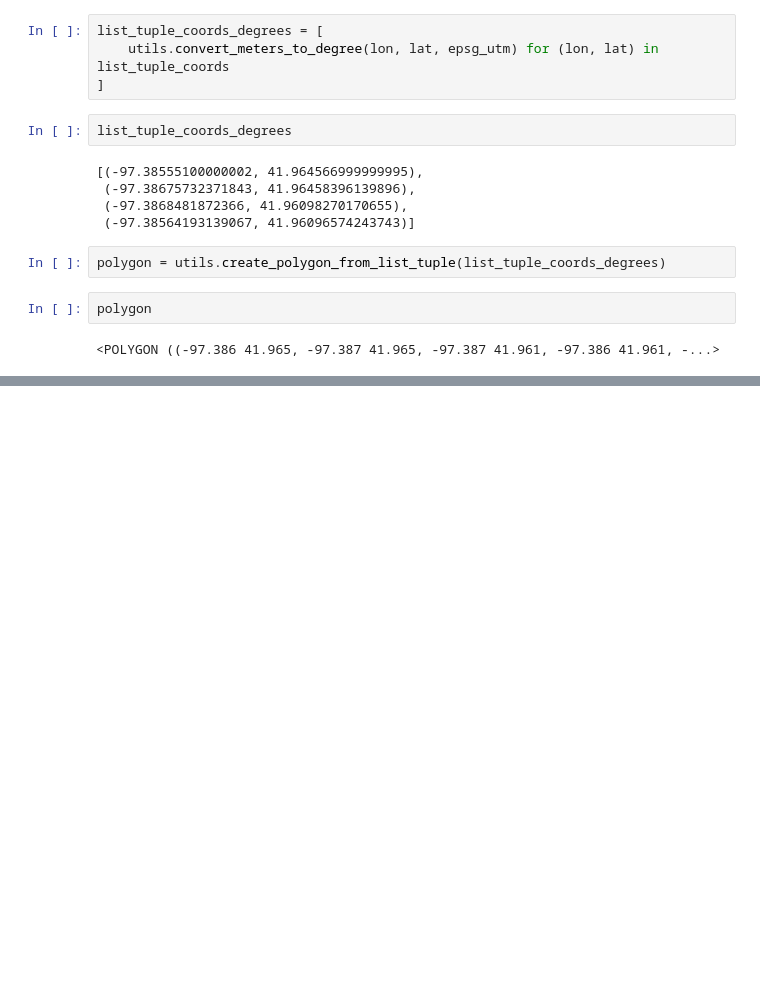
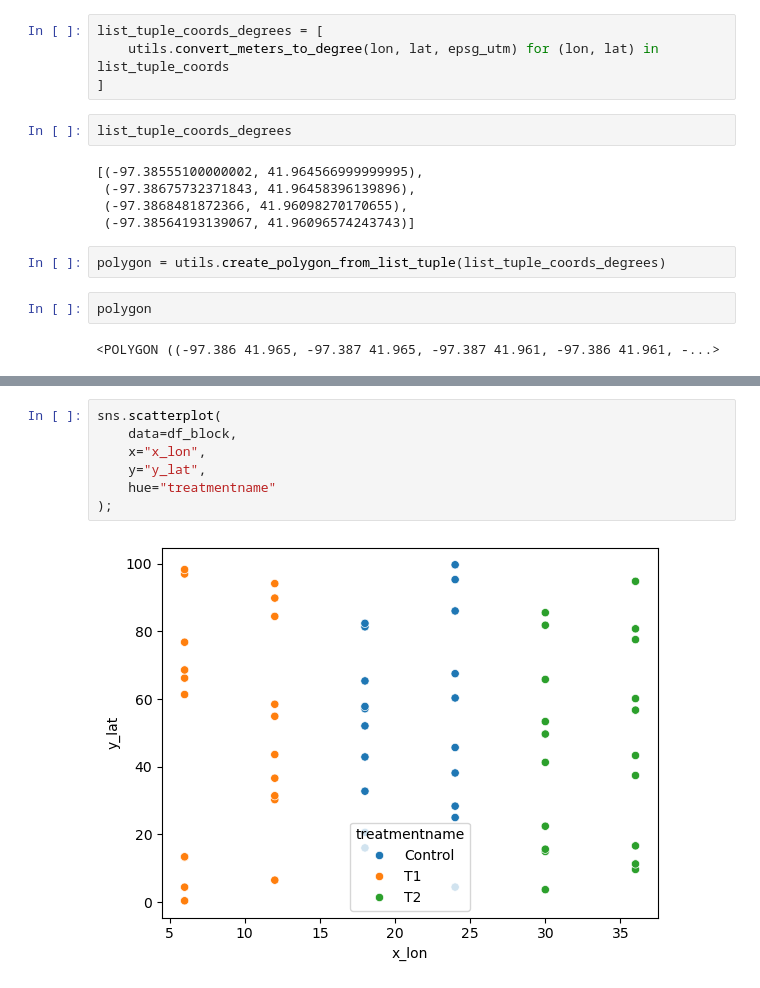
Before and after one commit to aarojas20/field, a Jupyter notebook: notebooks/dummy_lrt.ipynb, the cells around one changed output, grey strips where cells are left out. Saved outputs shown, nothing was run; the diff lists cells and outputs as text; blank space fills up the shorter version.

```diff
--- a/notebooks/dummy_lrt.ipynb
+++ b/notebooks/dummy_lrt.ipynb
@@ -67,0 +109,9 @@ polygon
+# %%
+sns.scatterplot(
+    data=df_block,
+    x="x_lon",
+    y="y_lat",
+    hue="treatmentname"
+);
+# %% [output]
+[figure, added]
```
Also changed, not shown: parts of 30 cells of this notebook.
